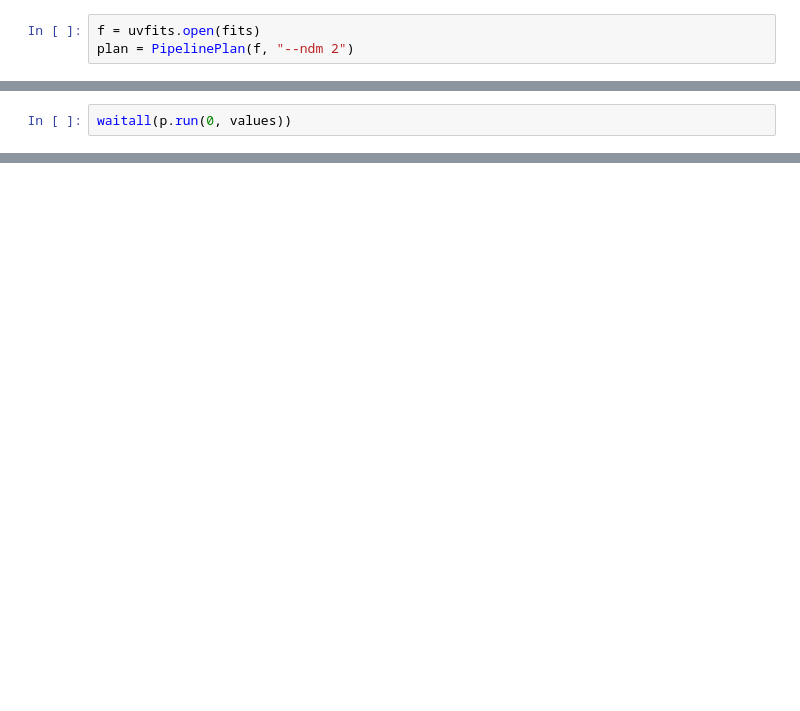
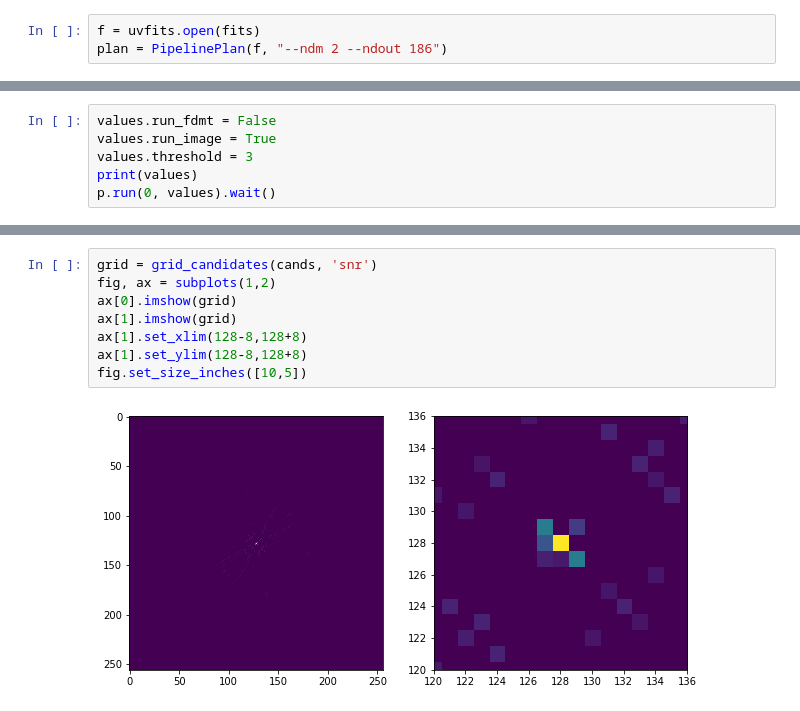
Before and after one commit to askap-craco/craco-python, a Jupyter notebook: notebooks/Testing image pipeline with impulses.ipynb, the cells around one changed output, grey strips where cells are left out. Cells and saved outputs as stored; diff of their text form; blank space fills up the shorter version.

Commit message:
Fix defaults and tidy up search pipeline - works no

```diff
--- a/notebooks/Testing image pipeline with impulses.ipynb
+++ b/notebooks/Testing image pipeline with impulses.ipynb
@@ -24,5 +29,5 @@ xbin = pyxrt.xclbin(xclbin)
 uuid = device.load_xclbin(xbin)
 # %%
 f = uvfits.open(fits)
-plan = PipelinePlan(f, "--ndm 2")
+plan = PipelinePlan(f, "--ndm 2 --ndout 186")
 # %% [output]
@@ -87,2 +58,0 @@ values.run_fdmt = False
-# %%
-waitall(p.run(0, values))
@@ -183,0 +94,6 @@ reordered = reordered.reshape(ndm, ncu*nchunk_time*OUTPUT_NT, nuvrest*NUVWIDE, 2
+# %%
+values.run_fdmt = False
+values.run_image = True
+values.threshold = 3
+print(values)
+p.run(0, values).wait()
@@ -183,0 +149,10 @@ reordered = reordered.reshape(ndm, ncu*nchunk_time*OUTPUT_NT, nuvrest*NUVWIDE, 2
+# %%
+grid = grid_candidates(cands, 'snr')
+fig, ax = subplots(1,2)
+ax[0].imshow(grid)
+ax[1].imshow(grid)
+ax[1].set_xlim(128-8,128+8)
+ax[1].set_ylim(128-8,128+8)
+fig.set_size_inches([10,5])
+# %% [output]
+[figure, added]
```
Also changed, not shown: parts of 51 cells of this notebook, 2 other files.
